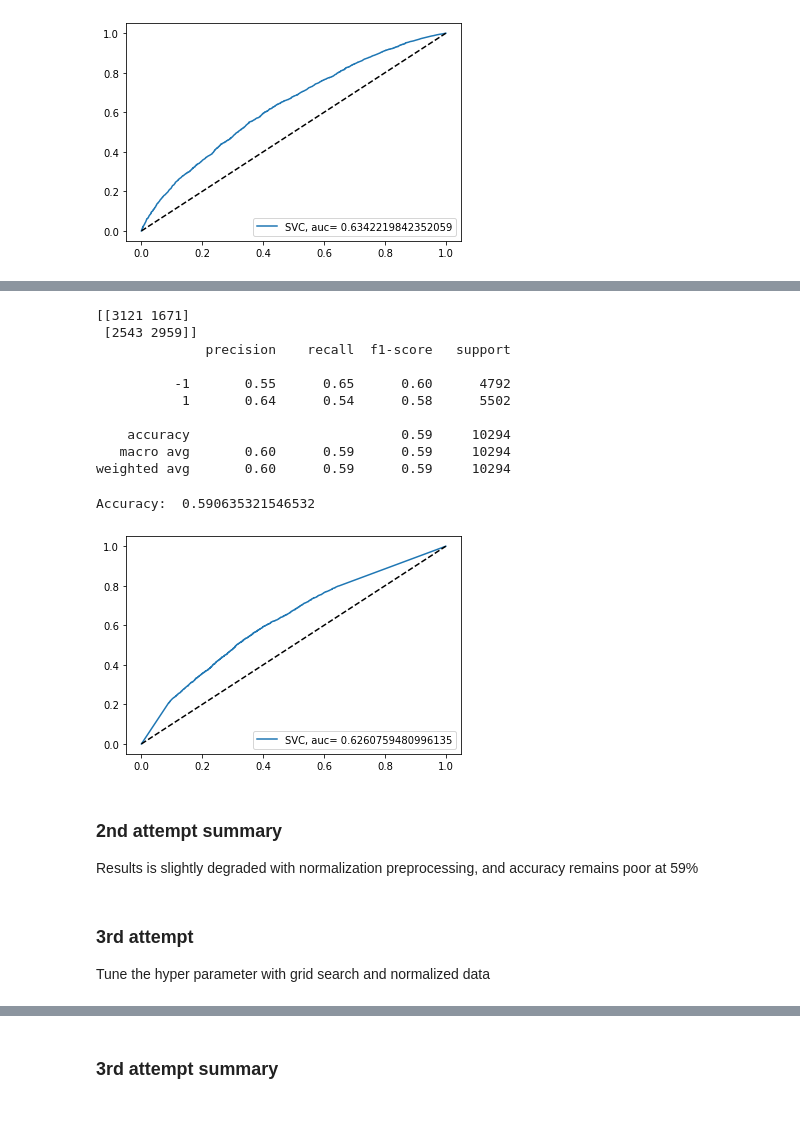
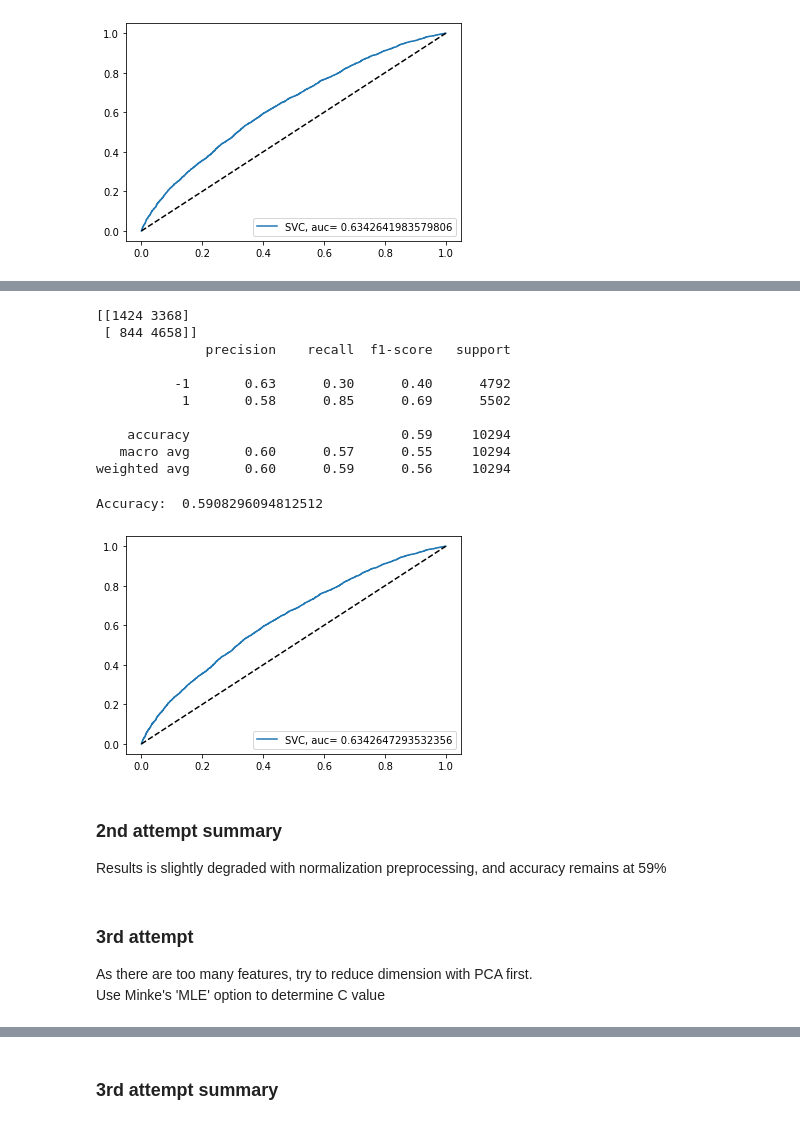
Before and after one commit to raymondng76/PRS-PSUPR-2019-08-13-IS1FT-CA1, a Jupyter notebook: code/CA1.ipynb, the cells around one changed output, grey strips where cells are left out. Saved outputs shown, nothing was run; the diff lists cells and outputs as text; code cells hidden in the pictures.

```diff
--- a/code/CA1.ipynb
+++ b/code/CA1.ipynb
@@ -99,8 +99,8 @@ Build a model using linear SVC with defaults hyperparameters.
 CalibratedClassifierCV is used in conjunction with LinearSVC in order to calculate predication probability
 # %%
 cal_svc = CalibratedClassifierCV(
-    base_estimator=LinearSVC(random_state=42, C=1.0, max_iter=500, verbose=False),
-    method='isotonic', cv=5)
+    base_estimator=LinearSVC(random_state=42, C=1.0, max_iter=1500, verbose=False),
+    method='sigmoid', cv=5)
 cal_svc.fit(x_train, y_train)
 # %% [output]
 CalibratedClassifierCV(base_estimator=LinearSVC(C=1.0, class_weight=None,
@@ -165,5 +155,7 @@ print(x_train_norm)
 # %%
-cal_svc_norm = CalibratedClassifierCV(
-    base_estimator=LinearSVC(random_state=42, C=1.0, max_iter=500, verbose=False),
-    method='isotonic', cv=5)
-cal_svc_norm.fit(x_train_norm, y_train)
+scale_pipe = Pipeline([
+    ('minmaxscale', MinMaxScaler()),
+    ('cal_linsvc', CalibratedClassifierCV(
+        base_estimator=LinearSVC(random_state=42, C=1.0, max_iter=1500, verbose=False),
+        cv=5, method='sigmoid'))
+])
@@ -178,0 +162,2 @@ CalibratedClassifierCV(base_estimator=LinearSVC(C=1.0, class_weight=None,
+# %%
+scale_pipe.fit(x_train, y_train)
@@ -179,38 +182,35 @@ CalibratedClassifierCV(base_estimator=LinearSVC(C=1.0, class_weight=None,
 # %%
-y_pred = cal_svc_norm.predict(x_test)
+x_test_scale = MinMaxScaler().fit_transform(x_test)
+y_pred = scale_pipe.predict(x_test_scale)
 print(metrics.confusion_matrix(y_test, y_pred))
 print(metrics.classification_report(y_test, y_pred))
 # %% [output]
-[[3121 1671]
- [2543 2959]]
+[[1424 3368]
+ [ 844 4658]]
               precision    recall  f1-score   support
 
-          -1       0.55      0.65      0.60      4792
-           1       0.64      0.54      0.58      5502
+          -1       0.63      0.30      0.40      4792
+           1       0.58      0.85      0.69      5502
 
     accuracy                           0.59     10294
-   macro avg       0.60      0.59      0.59     10294
-weighted avg       0.60      0.59      0.59     10294
+   macro avg       0.60      0.57      0.55     10294
+weighted avg       0.60      0.59      0.56     10294
 # %%
 print("Accuracy: ", metrics.accuracy_score(y_test, y_pred))
 # %% [output]
-Accuracy:  0.590635321546532
+Accuracy:  0.5908296094812512
 # %%
-y_pred_proba = cal_svc_norm.predict_proba(x_test)[::,1]
+y_pred_proba = scale_pipe.predict_proba(x_test_scale)[::,1]
 fpr, tpr, _ = metrics.roc_curve(y_test, y_pred_proba)
 auc = metrics.roc_auc_score(y_test, y_pred_proba)
 
 plt.plot(fpr, tpr, label="SVC, auc= " + str(auc))
 plt.plot([0,1],[0,1],'k--')
 plt.legend(loc=4)
 plt.show()
 # %% [output]
-[figure, old version]
+[figure, new version]
 # %% [markdown]
 ### 2nd attempt summary
 
-Results is slightly degraded with normalization preprocessing, and accuracy remains poor at 59%
+Results is slightly degraded with normalization preprocessing, and accuracy remains at 59%
-# %% [markdown]
-### 3rd attempt
-
-Tune the hyper parameter with grid search and normalized data
@@ -237,0 +217,5 @@ print(bestParam)
+# %% [markdown]
+### 3rd attempt
+
+As there are too many features, try to reduce dimension with PCA first.
+Use Minke's 'MLE' option to determine C value
```
Also changed, not shown: parts of 28 cells of this notebook.
